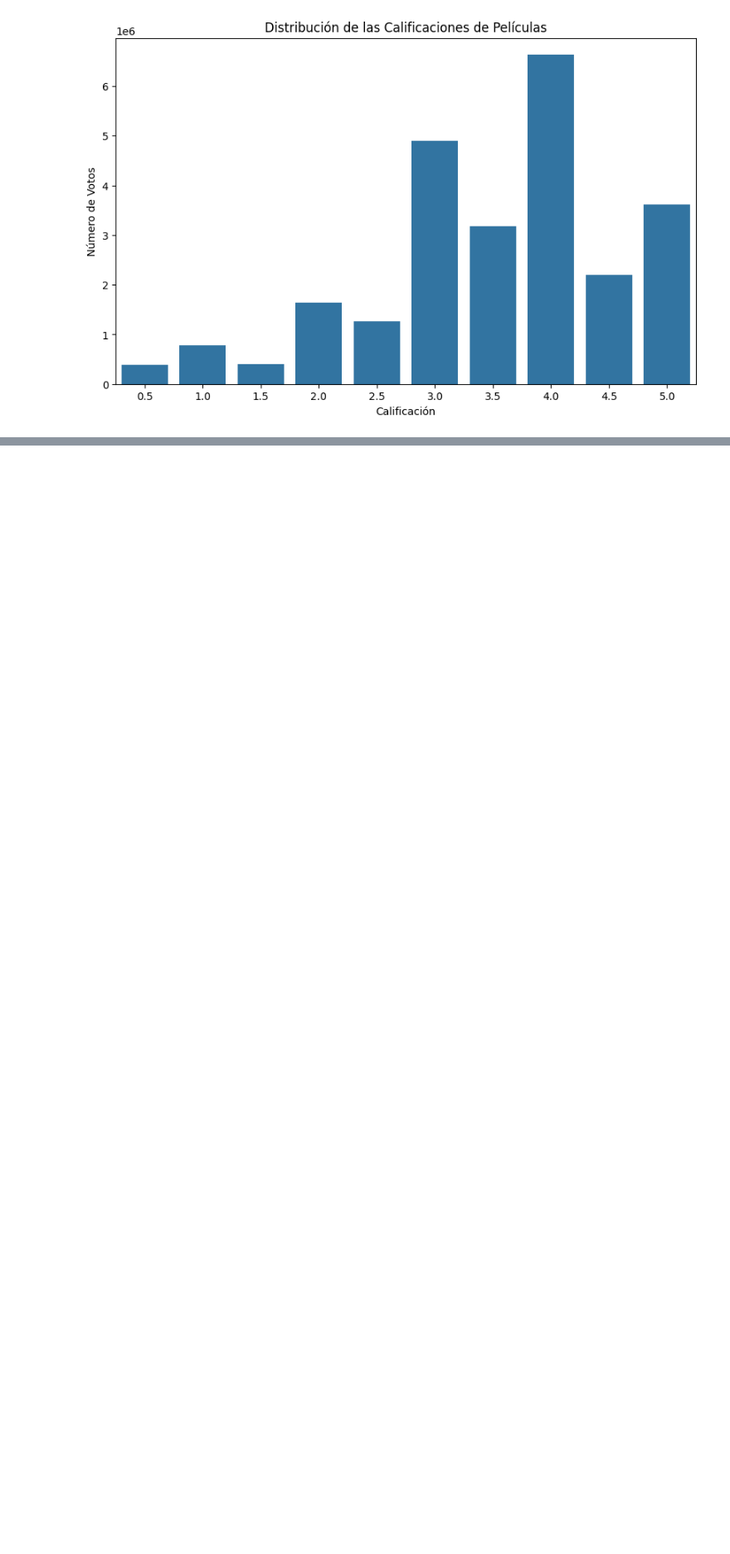
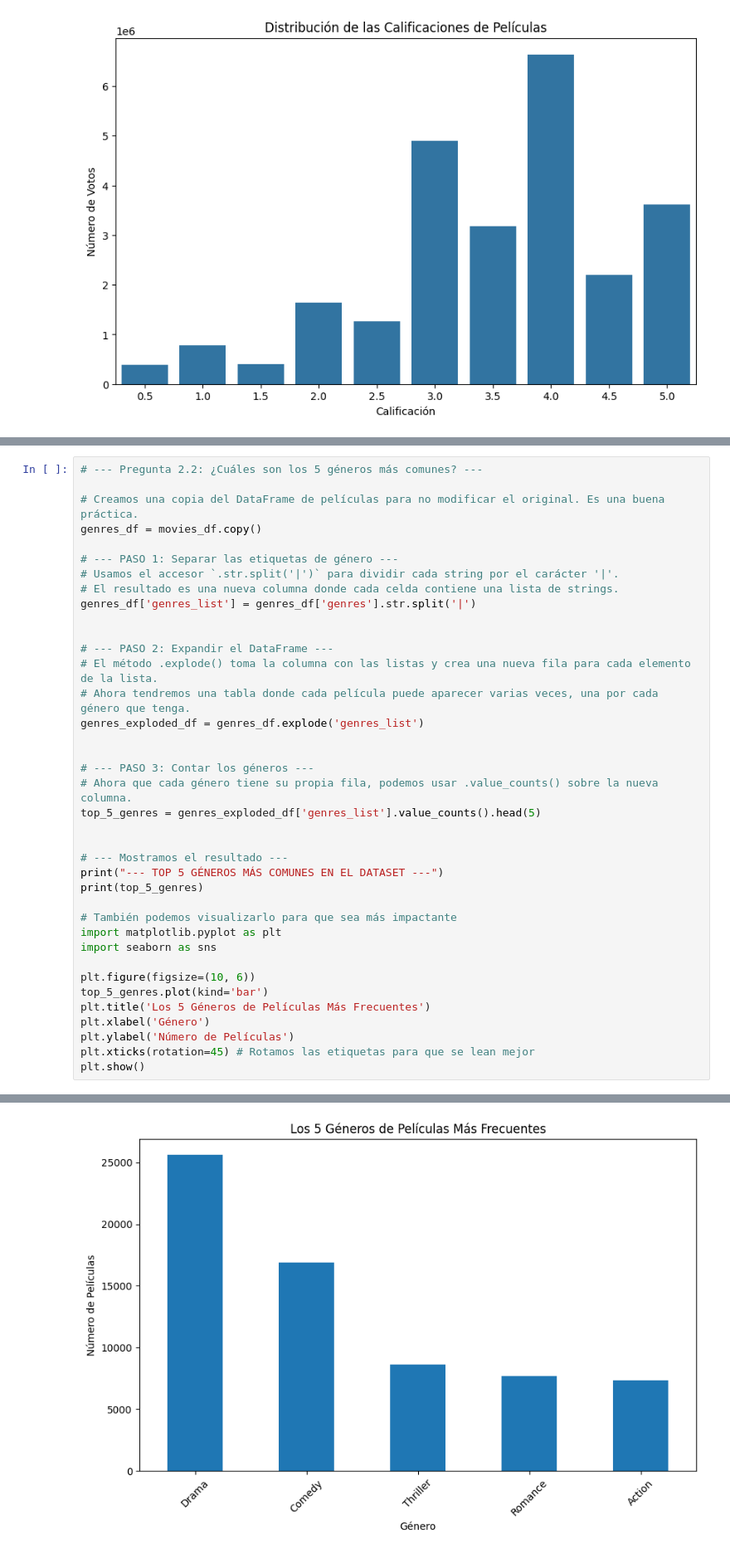
Before and after one commit to Gatoco/LatentLens, a Jupyter notebook: notebooks/01-EDA.ipynb, the cells around one changed output, grey strips where cells are left out. Shown at 83% size. Cells and saved outputs as stored; diff of their text form; blank space fills up the shorter version.

```diff
--- a/notebooks/01-EDA.ipynb
+++ b/notebooks/01-EDA.ipynb
@@ -149,0 +273,39 @@ Name: count, dtype: int64
+# %%
+# --- Pregunta 2.2: ¿Cuáles son los 5 géneros más comunes? ---
+
+# Creamos una copia del DataFrame de películas para no modificar el original. Es una buena práctica.
+genres_df = movies_df.copy()
+
+# --- PASO 1: Separar las etiquetas de género ---
+# Usamos el accesor `.str.split('|')` para dividir cada string por el carácter '|'.
+# El resultado es una nueva columna donde cada celda contiene una lista de strings.
+genres_df['genres_list'] = genres_df['genres'].str.split('|')
+
+
+# --- PASO 2: Expandir el DataFrame ---
+# El método .explode() toma la columna con las listas y crea una nueva fila para cada elemento de la lista.
+# Ahora tendremos una tabla donde cada película puede aparecer varias veces, una por cada género que tenga.
+genres_exploded_df = genres_df.explode('genres_list')
+
+
+# --- PASO 3: Contar los géneros ---
+# Ahora que cada género tiene su propia fila, podemos usar .value_counts() sobre la nueva columna.
+top_5_genres = genres_exploded_df['genres_list'].value_counts().head(5)
+
+
+# --- Mostramos el resultado ---
+print("--- TOP 5 GÉNEROS MÁS COMUNES EN EL DATASET ---")
+print(top_5_genres)
+
+# También podemos visualizarlo para que sea más impactante
+import matplotlib.pyplot as plt
+import seaborn as sns
+
+plt.figure(figsize=(10, 6))
+top_5_genres.plot(kind='bar')
+plt.title('Los 5 Géneros de Películas Más Frecuentes')
+plt.xlabel('Género')
+plt.ylabel('Número de Películas')
+plt.xticks(rotation=45) # Rotamos las etiquetas para que se lean mejor
+plt.show()
+# %% [output]
@@ -149,0 +320 @@ Name: count, dtype: int64
+[figure, added]
```
Also changed, not shown: parts of 12 cells of this notebook, 1 other file.
